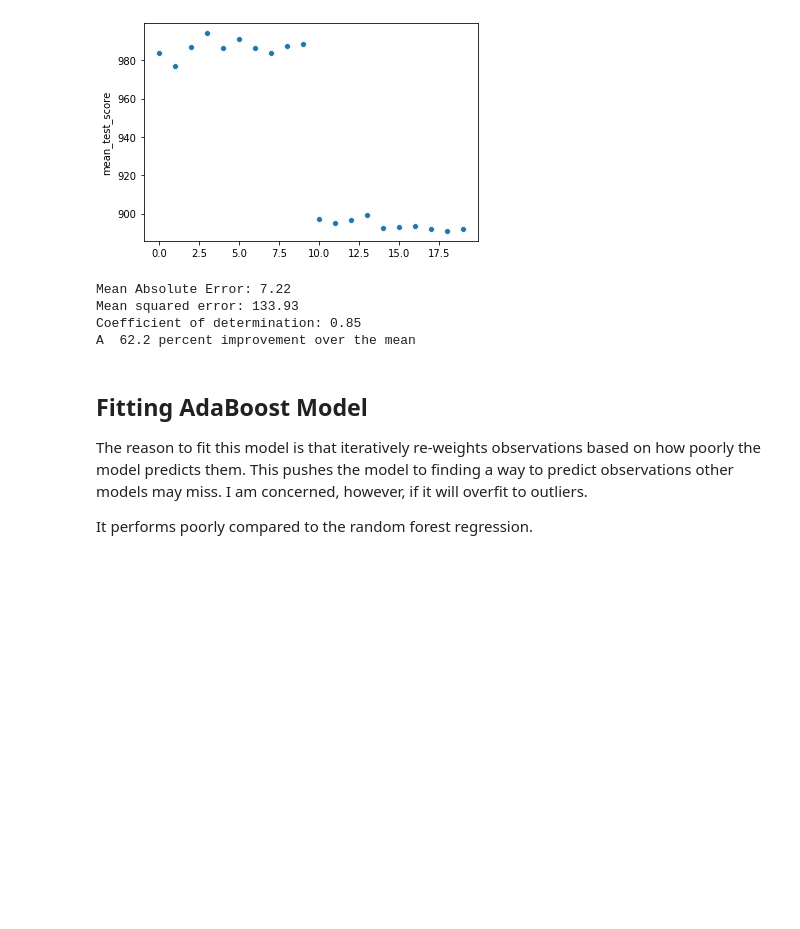
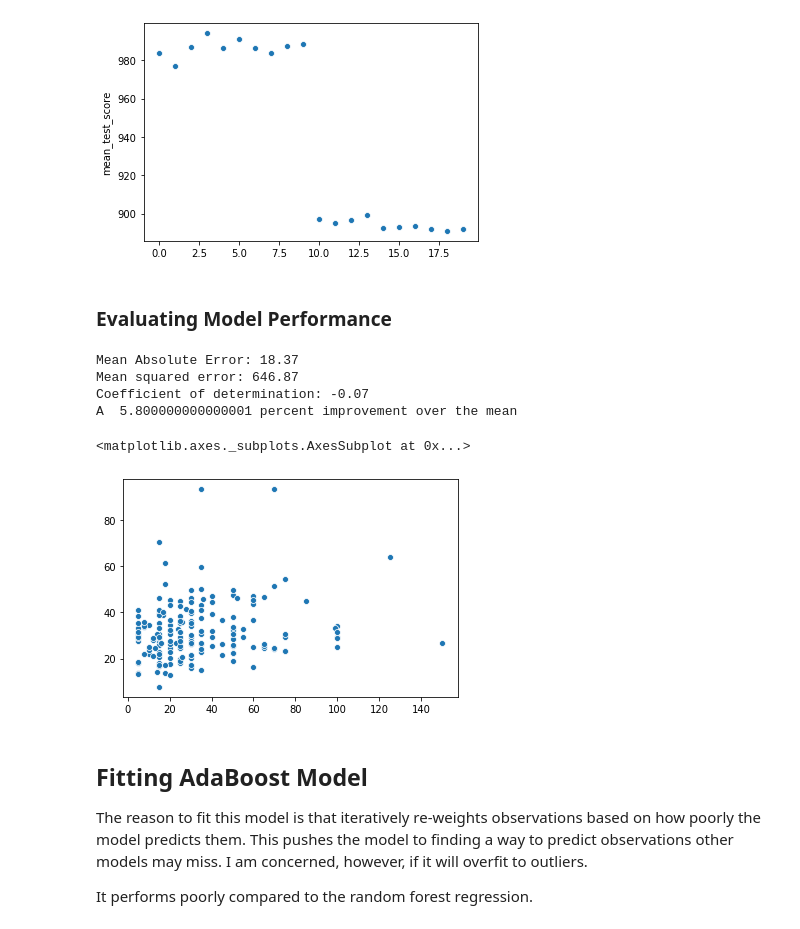
Before and after one commit to lmgibson/MyRate, a Jupyter notebook: notebooks/model_training.ipynb, the cells around one changed output. Drawn from its saved outputs; the diff is of its cells as text; code cells hidden in the pictures; blank space fills up the shorter version.

Commit message:
Adding plots to compare train vs test data

```diff
--- a/notebooks/model_training.ipynb
+++ b/notebooks/model_training.ipynb
@@ -134,3 +138,5 @@ sns.scatterplot(x=list(grid_search_results.index),
 # %% [output]
 <matplotlib.axes._subplots.AxesSubplot at 0x...>
 [figure]
+# %% [markdown]
+### Evaluating Model Performance
@@ -153,13 +163,19 @@ print('Coefficient of determination: %.2f'
       % r2_score(y_train, preds))
 
 # Does much better than the mean with regard to mean absolute error
-print("A ", round((np.mean(errors)-19.12)/19.12,3)*-100,
+print("A ", round((np.mean(errors)-19.49)/19.49,3)*-100,
       "percent improvement over the mean")
 # %% [output]
-Mean Absolute Error: 7.22
-Mean squared error: 133.93
-Coefficient of determination: 0.85
-A  62.2 percent improvement over the mean
+Mean Absolute Error: 18.37
+Mean squared error: 646.87
+Coefficient of determination: -0.07
+A  5.800000000000001 percent improvement over the mean
+# %%
+# Plotting True Hourly Rates vs Predicted Hourly Rates
+sns.scatterplot(x = y_train, y = preds)
+# %% [output]
+<matplotlib.axes._subplots.AxesSubplot at 0x...>
+[figure, added]
 # %% [markdown]
 ## Fitting AdaBoost Model
 The reason to fit this model is that iteratively re-weights observations based on how poorly the model predicts them. This pushes the model to finding a way to predict observations other models may miss. I am concerned, however, if it will overfit to outliers.
```
Also changed, not shown: parts of 10 cells of this notebook.
